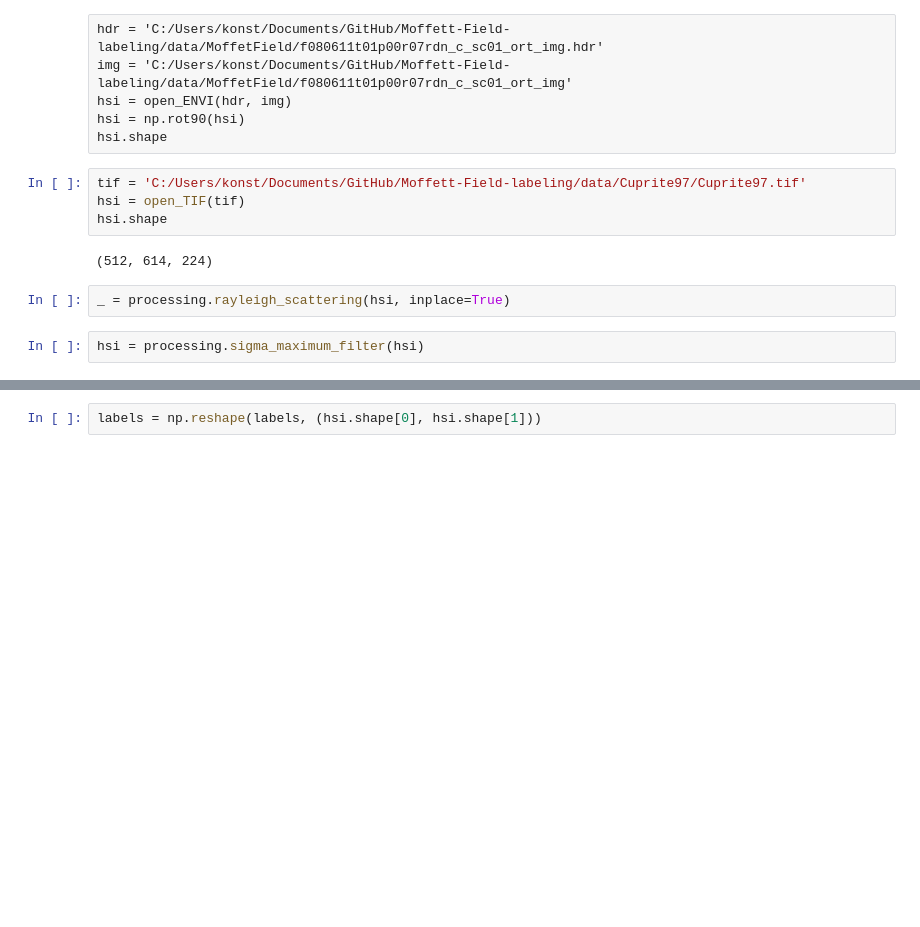
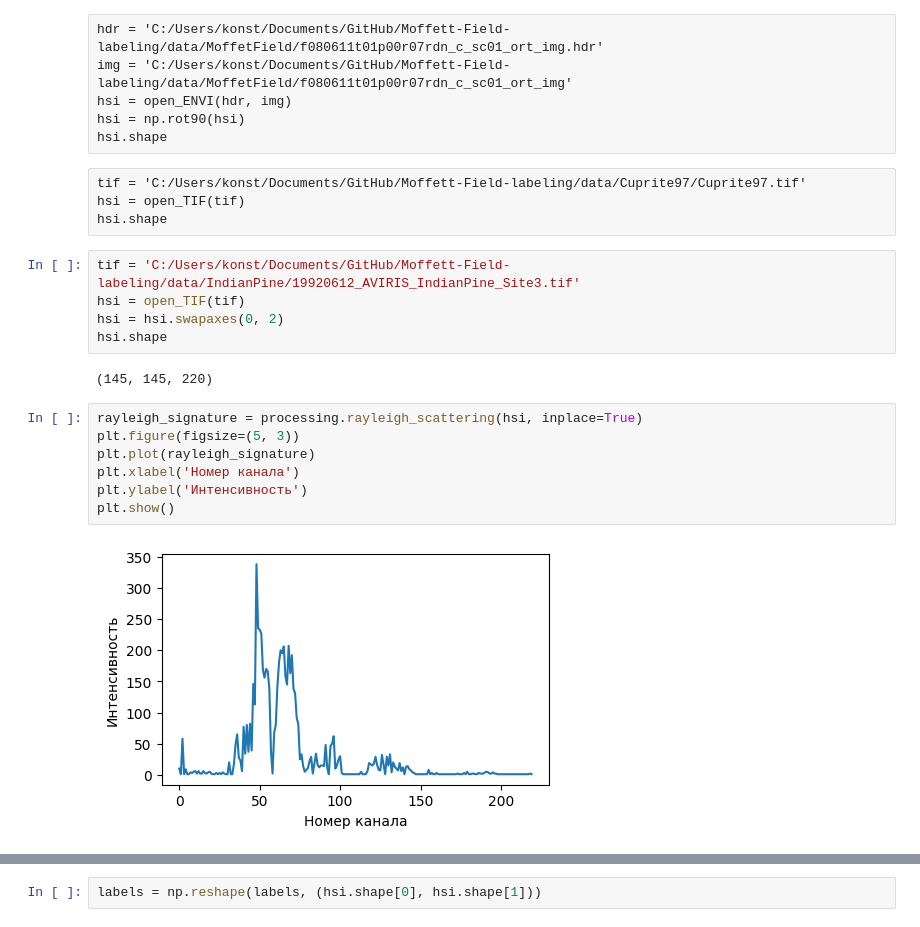
Before and after one commit to Kosty1024Bit/HSI-Processing, a Jupyter notebook: hsip test.ipynb, the cells around one changed output, grey strips where cells are left out. Drawn from its saved outputs; the diff is of its cells as text; blank space fills up the shorter version.

```diff
--- a/hsip test.ipynb
+++ b/hsip test.ipynb
@@ -18,13 +25,23 @@ img = 'C:/Users/konst/Documents/GitHub/Moffett-Field-labeling/data/MoffetField/f
 hsi = open_ENVI(hdr, img)
 hsi = np.rot90(hsi)
 hsi.shape
+# %% [raw]
+tif = 'C:/Users/konst/Documents/GitHub/Moffett-Field-labeling/data/Cuprite97/Cuprite97.tif'
+hsi = open_TIF(tif)
+hsi.shape
 # %%
-tif = 'C:/Users/konst/Documents/GitHub/Moffett-Field-labeling/data/Cuprite97/Cuprite97.tif'
+tif = 'C:/Users/konst/Documents/GitHub/Moffett-Field-labeling/data/IndianPine/19920612_AVIRIS_IndianPine_Site3.tif'
 hsi = open_TIF(tif)
+hsi = hsi.swapaxes(0, 2)
 hsi.shape
 # %% [output]
-(512, 614, 224)
+(145, 145, 220)
-# %%
-_ = processing.rayleigh_scattering(hsi, inplace=True)
-# %%
-hsi = processing.sigma_maximum_filter(hsi)
+# %%
+rayleigh_signature = processing.rayleigh_scattering(hsi, inplace=True)
+plt.figure(figsize=(5, 3))
+plt.plot(rayleigh_signature)
+plt.xlabel('Номер канала')
+plt.ylabel('Интенсивность')
+plt.show()
+# %% [output]
+[figure, added]
```
Also changed, not shown: parts of 49 cells of this notebook.
